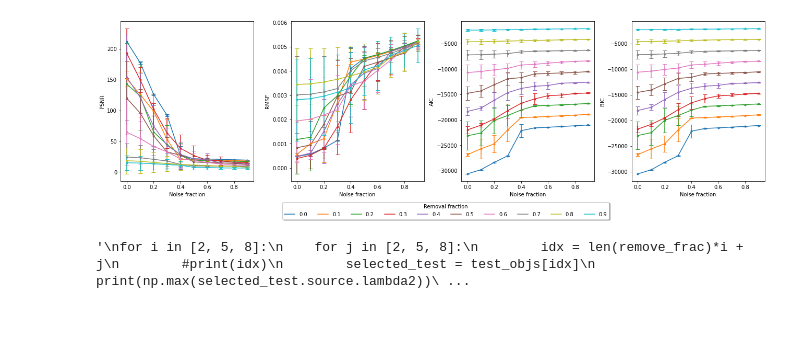
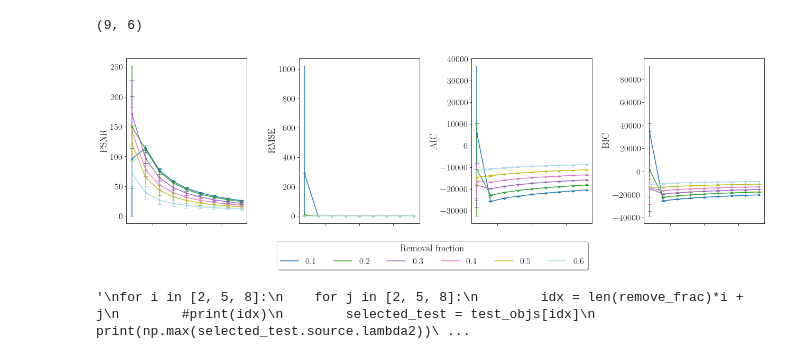
Before and after one commit to miguelcarcamov/csromer, a Jupyter notebook: sandboxes/wavelet_study/specificbasis_tests.ipynb, the cells around one changed output. Saved outputs shown, nothing was run; the diff lists cells and outputs as text; code cells hidden in the pictures; blank space fills up the shorter version.

```diff
--- a/sandboxes/wavelet_study/specificbasis_tests.ipynb
+++ b/sandboxes/wavelet_study/specificbasis_tests.ipynb
@@ -326,7 +340,7 @@ def run_test(source_1, source_2, nsigma, remove_frac, nu_min=1.008e9, nu_max=2.0
 # JVLA 1.008 - 2.031 GHz 546 channels
 # MeerKAT 0.9 GHz-1.420 GHz 546
 # eMERLIN 1.230 - 1.740 GHz 4096
-def run_tests(source_1, source_2, nsigma, remove_frac, nsamples, nu_min=1.008e9, nu_max=2.031e9, nchannels=1000, scenario=1, use_wavelet=None):
+def run_tests(source_1, source_2, nsigma, remove_frac, nsamples, nu_min=1.008e9, nu_max=2.031e9, nchannels=1000, scenario=1, use_wavelet=None, append_signal=False):
     m = len(nsigma)
     n = len(remove_frac)
     psnrs = statistics(m, n, nsamples)
@@ -336,8 +350,9 @@ def run_tests(source_1, source_2, nsigma, remove_frac, nsamples, nu_min=1.008e9,
     #ginies = statistics(m, n, nsamples)
     aics = statistics(m, n, nsamples)
     bics = statistics(m, n, nsamples)
+
     for i in range(0, nsamples):
-        test = run_test(source_1, source_2, nsigma, remove_frac, nu_min=nu_min, nu_max=nu_max, nchannels=nchannels, scenario=scenario, use_wavelet=use_wavelet)
+        test = run_test(source_1, source_2, nsigma, remove_frac, nu_min=nu_min, nu_max=nu_max, nchannels=nchannels, scenario=scenario, use_wavelet=use_wavelet, append_signal=append_signal)
         psnrs.cumul(list_to2darray([x.psnr for x in test], n, dtype=np.float32))
         #noises.cumul(list_to2darray([x.res_noise for x in test], n, dtype=np.float32))
         sparsities.cumul(list_to2darray([x.sparsity*100.0 for x in test], n, dtype=np.float32))
@@ -361,12 +376,13 @@ def run_tests(source_1, source_2, nsigma, remove_frac, nsamples, nu_min=1.008e9,
 source_1 = FaradayThinSource(s_nu=0.0035, phi_gal=-200, spectral_idx=1.0)
 source_2 = FaradayThickSource(s_nu=0.0035, phi_fg=140, phi_center=200, spectral_idx=1.0)
 # %%
-nsigma = [0.0, 0.1, 0.2, 0.3, 0.4, 0.5, 0.6, 0.7, 0.8, 0.9]
-remove_frac = [0.0, 0.1, 0.2, 0.3, 0.4, 0.5, 0.6, 0.7, 0.8, 0.9]
-scenario=3
-#use_wavelet="coif2"
-use_wavelet=None
-samples=10
+nsigma = [0.1, 0.2, 0.3, 0.4, 0.5, 0.6, 0.7, 0.8, 0.9]
+remove_frac = [0.1, 0.2, 0.3, 0.4, 0.5, 0.6]
+scenario=2
+use_wavelet="db23"
+#use_wavelet=None
+append_signal=True
+samples=50
 # %%
-psnr_mean, psnr_std, rmse_mean, rmse_std, aic_mean, aic_std, bic_mean, bic_std, sparsity_mean, sparsity_std = run_tests(source_1, source_2, nsigma, remove_frac, samples, scenario=scenario, use_wavelet=use_wavelet)
+psnr_mean, psnr_std, rmse_mean, rmse_std, aic_mean, aic_std, bic_mean, bic_std, sparsity_mean, sparsity_std = run_tests(source_1, source_2, nsigma, remove_frac, samples, scenario=scenario, use_wavelet=use_wavelet, append_signal=append_signal)
 # %% [output]
@@ -409,43 +408,53 @@ limit_output extension: Maximum message size of 10000 exceeded with 10321 charac
 means = [psnr_mean, rmse_mean, aic_mean, bic_mean]
 stds = [psnr_std, rmse_std, aic_std, bic_std]
 names = ["PSNR", "RMSE", "AIC", "BIC"]
+# %%
+stds[1].shape
+# %% [output]
+(9, 6)
 # %%
 import os
 
 if use_wavelet is None:
-    ofile_name = "deltaf_basis_scenario_"+str(scenario)+".png"
+    ofile_name = "deltaf_basis_scenario_"+str(scenario)+".pdf"
 else:
-    ofile_name = "undecimated_csbasis_scenario_"+str(scenario)+".png"
+    ofile_name = "csbasis_scenario_"+str(scenario)+".pdf"
 fig, ax = plt.subplots(nrows=1, ncols=4, sharey='none', sharex='all', figsize=(18, 5))
-cmap = plt.get_cmap('tab10')
+cmap = plt.get_cmap('tab20')
 
-for f in range(0, 4):
+for f in range(4):
     number = means[f].shape[1]
     colors = [cmap(i) for i in np.linspace(0, 1, number)]
 
     for i, color in enumerate(colors, start=0):
-        ax[f].plot(nsigma, means[f][:,i], label=str(nsigma[i]), color=color)
-        ax[f].errorbar(nsigma, means[f][:,i], yerr = stds[f][:,i], fmt ='.', capsize=4, color=color)
+        lowers = np.minimum(stds[f][:,i], means[f][:,i])
+        ax[f].plot(nsigma, means[f][:,i], label=str(remove_frac[i]), color=color)
+        if f==0 or f==1:
+            ax[f].errorbar(nsigma, means[f][:,i], yerr = [lowers, stds[f][:,i]], fmt ='.', capsize=4, color=color)
+        else:
+            ax[f].errorbar(nsigma, means[f][:,i], yerr = stds[f][:,i], fmt ='.', capsize=4, color=color)
         #ax[f].fill_between(nsigma, means[f][:,i]+stds[f][:,i], color=color, alpha=.5)
         #ax[f].fill_between(nsigma, means[f][:,i]-stds[f][:,i], color=color, alpha=.5)
 
     #if scenario == 1 and names[f] == "BIC":
     #    ax[f].legend(bbox_to_anchor=(1., 1.02), ncol=2, fancybox=True, shadow=True, title="Removal fraction")
 
     if scenario == 3:
         ax[f].set_xlabel("Noise fraction")
+    else:
+        ax[f].xaxis.set_ticklabels([])
 
     ax[f].set_ylabel(names[f])
 
 h, l = ax[0].get_legend_handles_labels()
-if scenario ==3:
-    legend = fig.legend(h, l, loc='lower center', ncol=10, fancybox=True, bbox_to_anchor=[0.52, -0.1], shadow=True, title="Removal fraction")
+#if scenario ==3:
+legend = fig.legend(h, l, loc='lower center', ncol=10, fancybox=True, bbox_to_anchor=[0.5, -0.2], shadow=True, title="Removal fraction")
 fig.tight_layout()
 if os.path.isfile(ofile_name):
     os.remove(ofile_name)   # Opt.: os.system("rm "+strFile)
 fig.savefig(ofile_name, dpi=100, bbox_inches='tight')
 # %% [output]
-[figure, old version]
+[figure, new version]
 # %%
 # [0.2, 0.5, 0.8] Removal fraction [2, 5, 8]
 # [0.2, 0.5, 0.8] Noise # [2, 5, 8]
```
Also changed, not shown: parts of 5 cells of this notebook, 11 other files.
